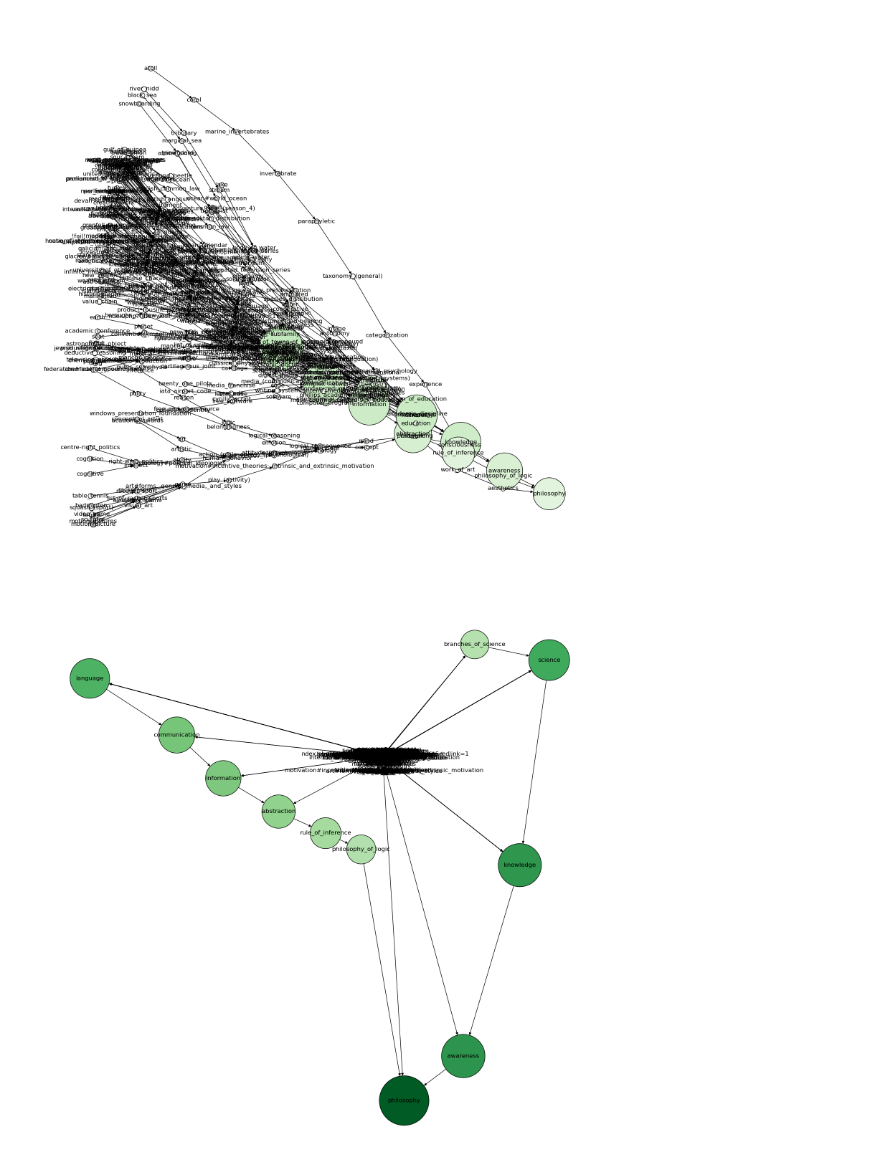
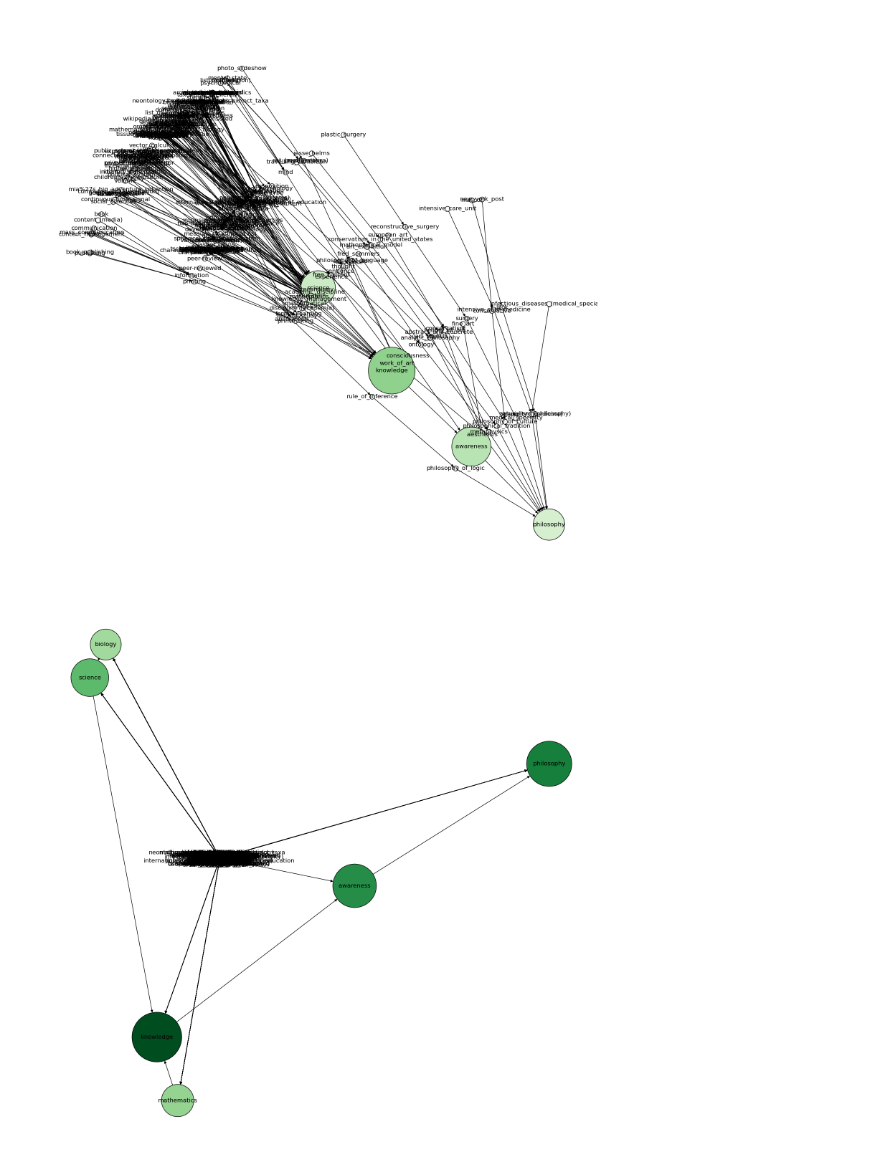
Before and after one commit to austinbarish/645-final-project, a Jupyter notebook: code/EDA.ipynb, the cells around one changed output. Drawn from its saved outputs; the diff is of its cells as text; code cells hidden in the pictures.

Commit message:
Final paper methods + 33K nodes

```diff
--- a/code/EDA.ipynb
+++ b/code/EDA.ipynb
@@ -268,0 +740,8 @@ def plot_network(G, node_color="degree", layout="random"):
+# %%
+# Reading the data in
+first_link_path = './data/first-links-33000.gml'
+G = nx.read_gml(first_link_path)
+
+convergence_df = pd.read_csv("./data/convergence_data-33000.csv")
+convergence_df.pop("Unnamed: 0")
+convergence_df.tail()
@@ -402,0 +1005,11 @@ team_sport: 9
+# %%
+# Calculate the degrees of each node
+in_degree = dict(nx.in_degree_centrality(G))
+
+# Sort the nodes by degree (in descending order)
+sorted_nodes = sorted(in_degree.items(), key=lambda x: x[1], reverse=True)
+
+# Print the top nodes by degree
+print("Top nodes by in_degree_centrality:")
+for node, degree in sorted_nodes[:10]:
+    print(f"{node}: {degree}")
@@ -503,7 +1235,7 @@ THERE ARE 2 paths with a distance of 22
 # %%
-ten_away = df[df['distance'] <= 10]
+five_away = df[df['distance'] < 5]
 
-subgraph = G.subgraph(ten_away['node'])
+subgraph = G.subgraph(five_away['node'])
 
-plot_network(subgraph, node_color="closeness", layout="kamada_kawai")
+plot_network(subgraph, node_color="closeness", layout="kamada_kawai", output="../images/first-link-closeness-kk.png")
 # %% [output]
@@ -511,9 +1243,9 @@ plot_network(subgraph, node_color="closeness", layout="kamada_kawai")
 # %%
-plot_network(subgraph, node_color="betweeness", layout="kamada_kawai")
+plot_network(subgraph, node_color="betweeness", layout="kamada_kawai", output="../images/first-link-betweeness-kk.png")
 # %% [output]
-[figure, old version]
+[figure, new version]
 # %%
-plot_network(subgraph, node_color="closeness", layout="spectral")
+plot_network(subgraph, node_color="closeness", layout="spectral", output="../images/first-link-closeness-spectral.png")
 # %% [output]
-[figure, old version]
+[figure, new version]
 # %%
```
Also changed, not shown: parts of 80 cells of this notebook, 18 other files.
